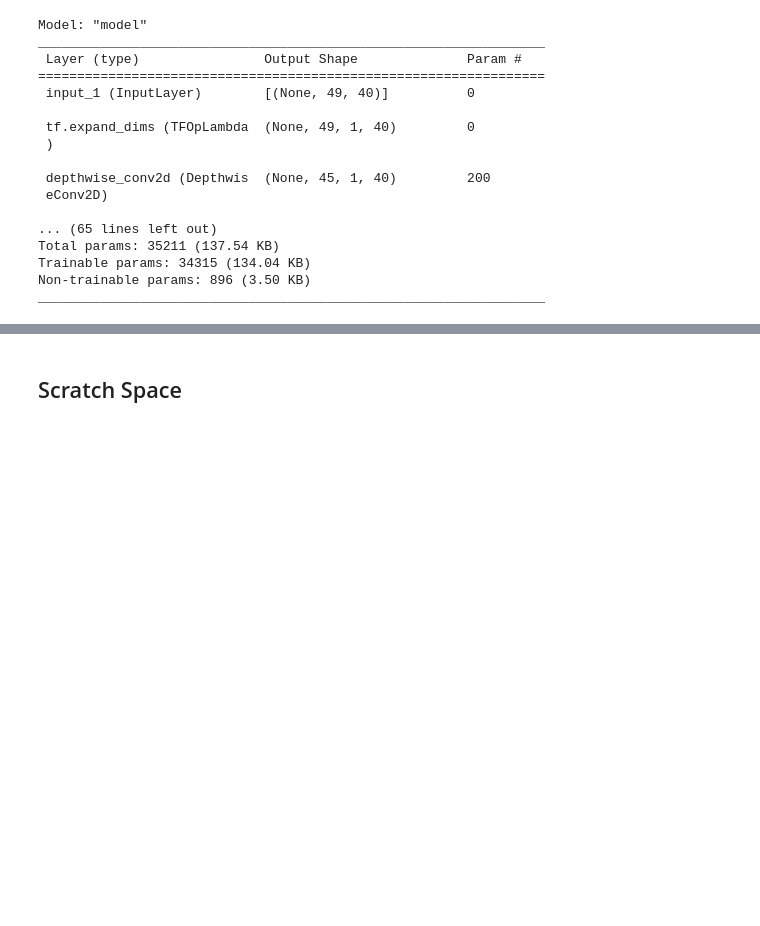
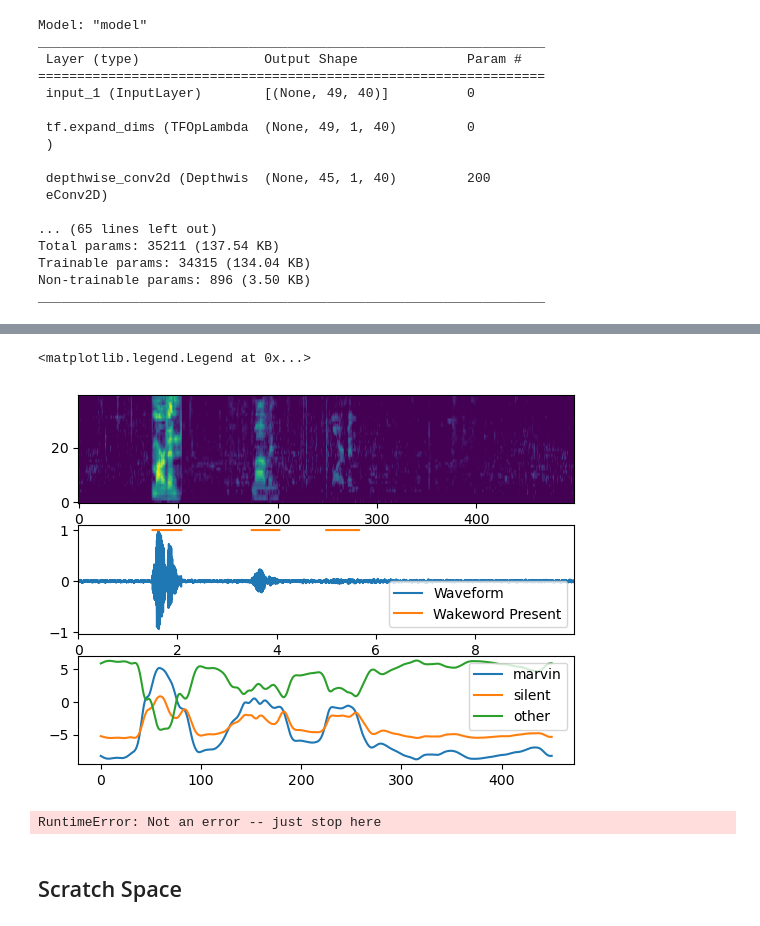
Before and after one commit to mlcommons/tiny, a Jupyter notebook: benchmark/training/streaming_wakeword/demo.ipynb, the cells around one changed output, grey strips where cells are left out. Saved outputs shown, nothing was run; the diff lists cells and outputs as text; code cells hidden in the pictures; blank space fills up the shorter version.

```diff
--- a/benchmark/training/streaming_wakeword/demo.ipynb
+++ b/benchmark/training/streaming_wakeword/demo.ipynb
@@ -249,0 +278,30 @@ ValueError: Input 0 of layer "model" is incompatible with the layer: expected sh
+# %%
+bg_sampling_freq, long_wav = wavfile.read(background_wav_file)
+assert bg_sampling_freq == samp_freq
+long_wav = long_wav / np.std(long_wav) # normalize to RMS = 1.0
+
+long_wav = long_wav[0:10*samp_freq]
+
+# long_wav = long_wav * 0.0 # uncomment to zero out background noise
+
+ww_present = np.nan*np.zeros(long_wav.shape)
+
+
+for i in range(len(ww_files)):
+  ww_sampling_freq, ww_wav = wavfile.read(ww_files[i])
+  assert int(ww_sampling_freq) == samp_freq
+  index = int(insertion_secs[i] * samp_freq)
+
+  ww_wav = trim_and_normalize(ww_wav, rel_thresh)
+  assert index+len(ww_wav) < len(long_wav)
+
+  long_wav[index:index+len(ww_wav)] += snr_levels[i]*ww_wav
+  ww_present[index:index+len(ww_wav)] = 1
+
+
+long_wav = long_wav / np.max(np.abs(long_wav)) # scale into [-1.0, +1.0] range
+feature_extractor_long = get_preprocess_audio_func(model_settings | {'desired_samples':len(long_wav)},
+                                                   is_training=False)
+long_spec = feature_extractor_long({'audio':long_wav})['audio'].numpy()
+
+print(f"Long waveform shape = {long_wav.shape}, spectrogram shape = {long_spec.shape}")
@@ -250,2 +314,24 @@ ValueError: Input 0 of layer "model" is incompatible with the layer: expected sh
+# %%
+plt.subplot(3,1,1)
+plt.imshow(long_spec.T, origin="lower", aspect='auto')
+
+plt.subplot(3,1,2)
+t = np.arange(len(long_wav))/samp_freq
+plt.plot(t, long_wav, t, ww_present)
+plt.xlim([np.min(t), np.max(t)])
+plt.legend(['Waveform', 'Wakeword Present'], loc='lower right')
+plt.subplot(3,1,3)
+
+yy = model_tv(np.expand_dims(long_spec, 0))[0].numpy()
+# plt.plot(yy)
+plt.plot(yy[:])
+plt.legend(label_list)
+# %% [output]
+<matplotlib.legend.Legend at 0x...>
+[figure, added]
+# %%
+raise RuntimeError("Not an error -- just stop here")
+# %% [output]
+RuntimeError: Not an error -- just stop here
 # %% [markdown]
 ## Scratch Space
```
Also changed, not shown: parts of 26 cells of this notebook, 4 other files.
